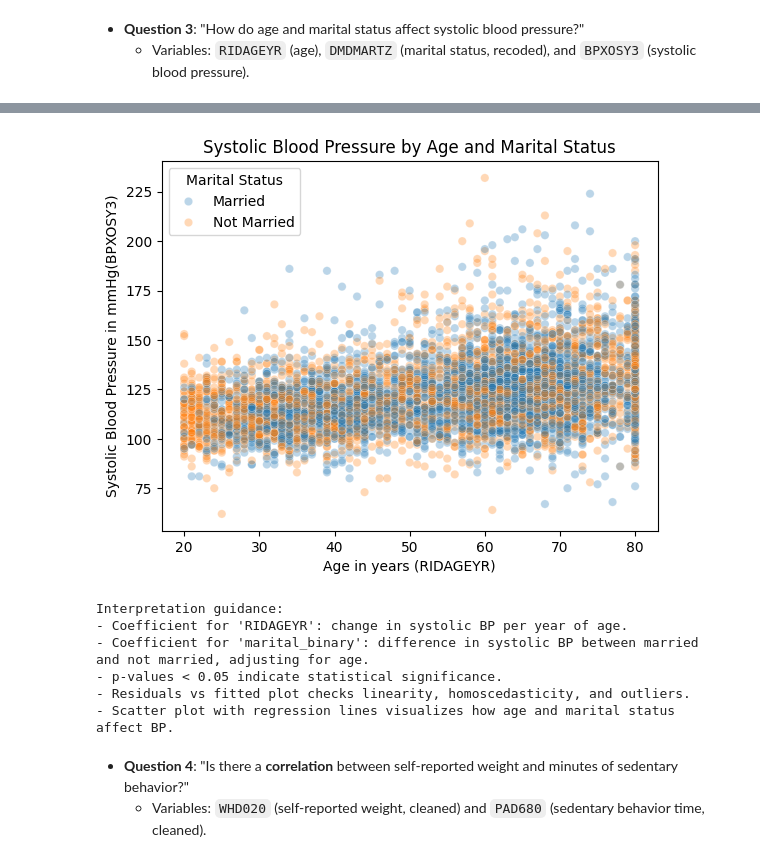
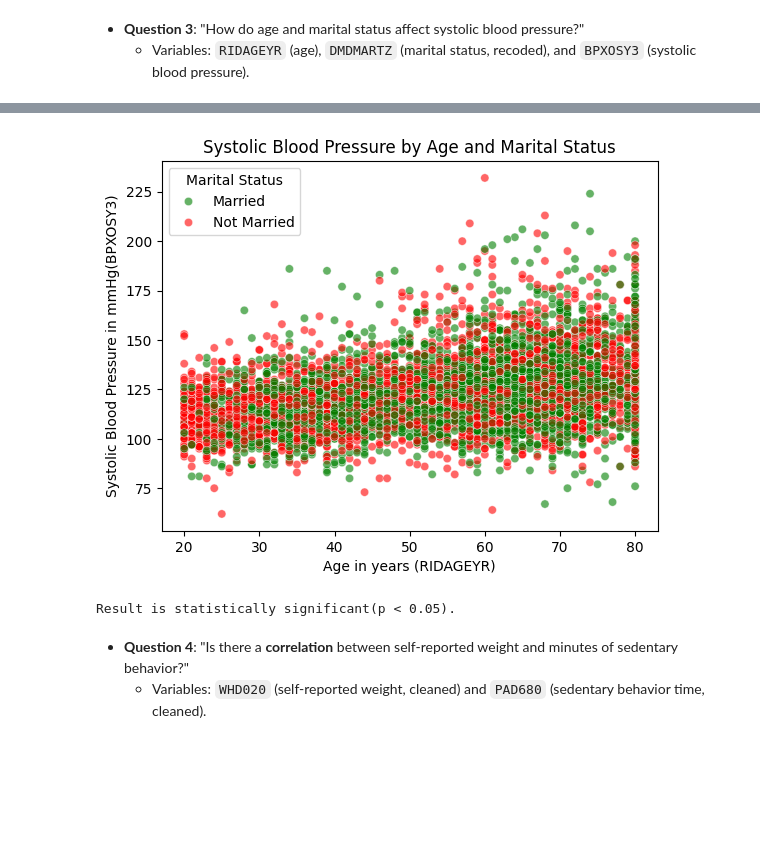
Before and after one commit to angelh-16/nhanes_inferential_2021_23, a Jupyter notebook: nhanes_inferential_2021_23_python.ipynb, the cells around one changed output, grey strips where cells are left out. Cells and saved outputs as stored; diff of their text form; code cells hidden in the pictures; blank space fills up the shorter version.

```diff
--- a/nhanes_inferential_2021_23_python.ipynb
+++ b/nhanes_inferential_2021_23_python.ipynb
@@ -320,7 +332,7 @@ Result: There is a difference in the mean sedentary behavior time between those
    - **Question 3**: "How do age and marital status affect systolic blood pressure?"
      - Variables: `RIDAGEYR` (age), `DMDMARTZ` (marital status, recoded), and `BPXOSY3` (systolic blood pressure).
 # %%
-# Merge married and education together and drop missing values
+# Merge varibles together and drop missing values
 q3 = merged[['BPXOSY3','RIDAGEYR','married']].dropna()
 q3['marital_binary'] = q3['married'].apply(lambda x: 'Married' if x==1 else 'Not Married')
 
@@ -332,7 +344,14 @@ print(model.summary())
 
 # Scatter plot
 plt.figure()
-sns.scatterplot(data=q3, x='RIDAGEYR', y='BPXOSY3', hue='marital_binary', alpha=0.3)
+sns.scatterplot(
+    data=q3,
+    x='RIDAGEYR',
+    y='BPXOSY3',
+    hue='marital_binary',
+    alpha=0.6,
+    palette={'Married':'green', 'Not Married':'red'}
+)
 
 #Residuals vs Fitted plot
 plt.title('Systolic Blood Pressure by Age and Marital Status')
@@ -341,13 +360,11 @@ plt.ylabel('Systolic Blood Pressure in mmHg(BPXOSY3)')
 plt.legend(title='Marital Status')
 plt.show()
 
-# --- Step 6: Interpretation guidance ---
-print("\nInterpretation guidance:")
-print("- Coefficient for 'RIDAGEYR': change in systolic BP per year of age.")
-print("- Coefficient for 'marital_binary': difference in systolic BP between married and not married, adjusting for age.")
-print("- p-values < 0.05 indicate statistical significance.")
-print("- Residuals vs fitted plot checks linearity, homoscedasticity, and outliers.")
-print("- Scatter plot with regression lines visualizes how age and marital status affect BP.")
+# Results
+if p < 0.05:
+    print("Result is statistically significant(p < 0.05).")
+else:
+    print("Result is not statistically significant (p ≥ 0.05).")
 # %% [output]
                             OLS Regression Results
 ==============================================================================
@@ -359,20 +376,15 @@ Time:                        04:40:15   Log-Likelihood:                -24856.
 No. Observations:                5838   AIC:                         4.972e+04
 Df Residuals:                    5835   BIC:                         4.974e+04
 Df Model:                           2
 Covariance Type:            nonrobust
 ==============================================================================
 ... (10 lines left out)
 ==============================================================================
 
 Notes:
 [1] Standard Errors assume that the covariance matrix of the errors is correctly specified.
-[figure, old version]
+[figure, new version]
-Interpretation guidance:
-- Coefficient for 'RIDAGEYR': change in systolic BP per year of age.
-- Coefficient for 'marital_binary': difference in systolic BP between married and not married, adjusting for age.
-- p-values < 0.05 indicate statistical significance.
-- Residuals vs fitted plot checks linearity, homoscedasticity, and outliers.
-- Scatter plot with regression lines visualizes how age and marital status affect BP.
+Result is statistically significant(p < 0.05).
 # %% [markdown]
    - **Question 4**: "Is there a **correlation** between self-reported weight and minutes of sedentary behavior?"
      - Variables: `WHD020` (self-reported weight, cleaned) and `PAD680` (sedentary behavior time, cleaned).
```
Also changed, not shown: parts of 7 cells of this notebook.
